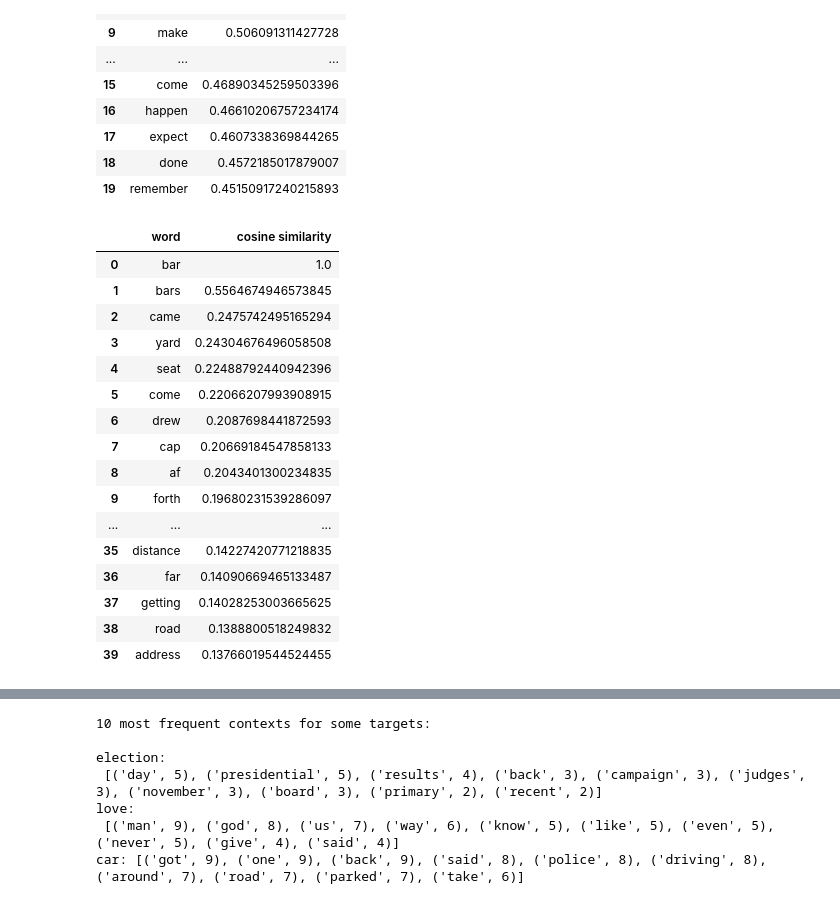
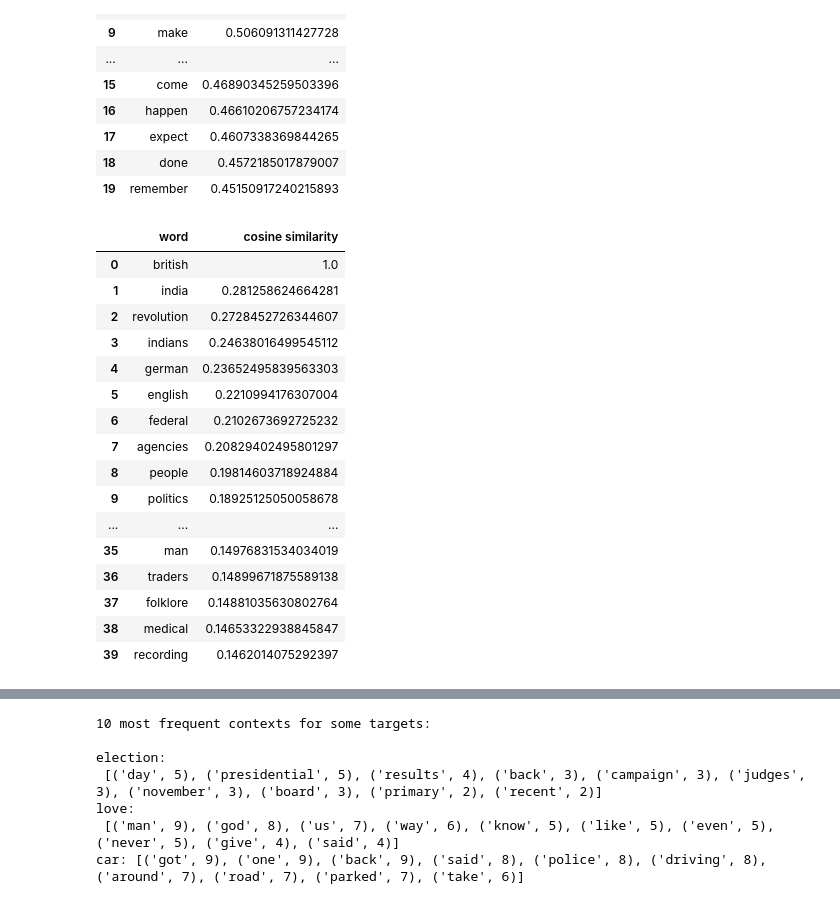
Before and after one commit to gerhardJaeger/vectorSpaceSemantics, a Jupyter notebook: session03/notebook03.ipynb, the cells around one changed output, grey strips where cells are left out. Cells and saved outputs as stored; diff of their text form; code cells hidden in the pictures.

```diff
--- a/session03/notebook03.ipynb
+++ b/session03/notebook03.ipynb
@@ -297,7 +316,8 @@ cosine_sim( brown_count_matrix[said_index], brown_count_matrix[wrote_index])
 # %%
 from sklearn.neighbors import NearestNeighbors
 
-nearest_neighbors_obj = NearestNeighbors(n_neighbors=20, metric = scipy.spatial.distance.cosine)
+nearest_neighbors_obj = NearestNeighbors(
+    n_neighbors=20, metric = scipy.spatial.distance.cosine)
 
 # we then allow it to compute an internal datastructure from our data
 nearest_neighbors_obj.fit(brown_count_matrix)
@@ -350,22 +370,22 @@ def get_nearest_neighbors(word, n_neighbors=40, mtx=brown_count_matrix):
     )
     return wordNN
 # %%
-get_nearest_neighbors("bar")
+get_nearest_neighbors("british")
 # %% [output]
 |  | word | cosine similarity |
-| 0 | bar | 1.0 |
-| 1 | bars | 0.5564674946573845 |
-| 2 | came | 0.2475742495165294 |
-| 3 | yard | 0.24304676496058508 |
-| 4 | seat | 0.22488792440942396 |
-| 5 | come | 0.22066207993908915 |
-| 6 | drew | 0.2087698441872593 |
-| 7 | cap | 0.20669184547858133 |
-| 8 | af | 0.2043401300234835 |
-| 9 | forth | 0.19680231539286097 |
+| 0 | british | 1.0 |
+| 1 | india | 0.281258624664281 |
+| 2 | revolution | 0.2728452726344607 |
+| 3 | indians | 0.24638016499545112 |
+| 4 | german | 0.23652495839563303 |
+| 5 | english | 0.2210994176307004 |
+| 6 | federal | 0.2102673692725232 |
+| 7 | agencies | 0.20829402495801297 |
+| 8 | people | 0.19814603718924884 |
+| 9 | politics | 0.18925125050058678 |
 | ... | ... | ... |
-| 35 | distance | 0.14227420771218835 |
-| 36 | far | 0.14090669465133487 |
-| 37 | getting | 0.14028253003665625 |
-| 38 | road | 0.1388800518249832 |
-| 39 | address | 0.13766019544524455 |
+| 35 | man | 0.14976831534034019 |
+| 36 | traders | 0.14899671875589138 |
+| 37 | folklore | 0.14881035630802764 |
+| 38 | medical | 0.14653322938845847 |
+| 39 | recording | 0.1462014075292397 |
```
Also changed, not shown: parts of 13 cells of this notebook.
